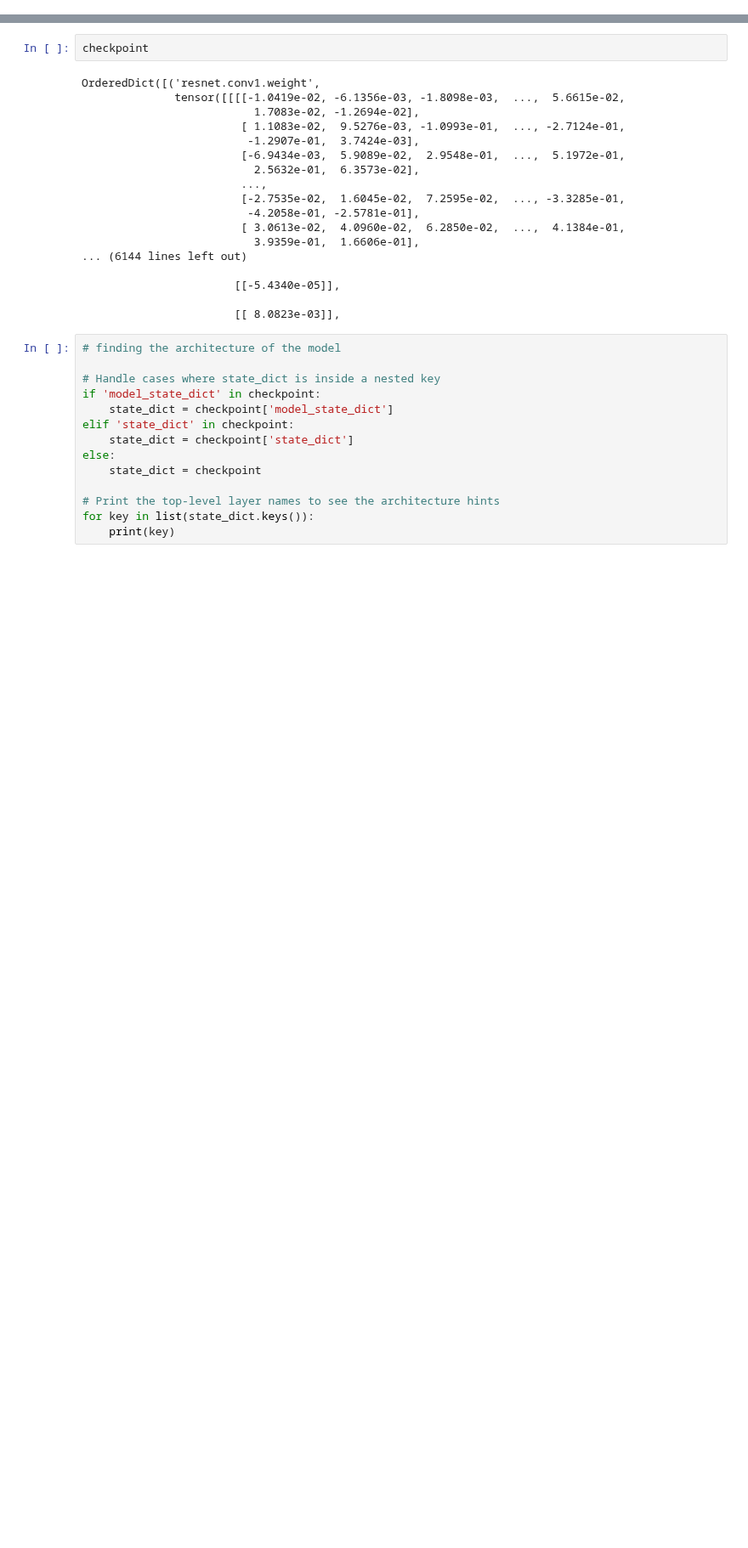
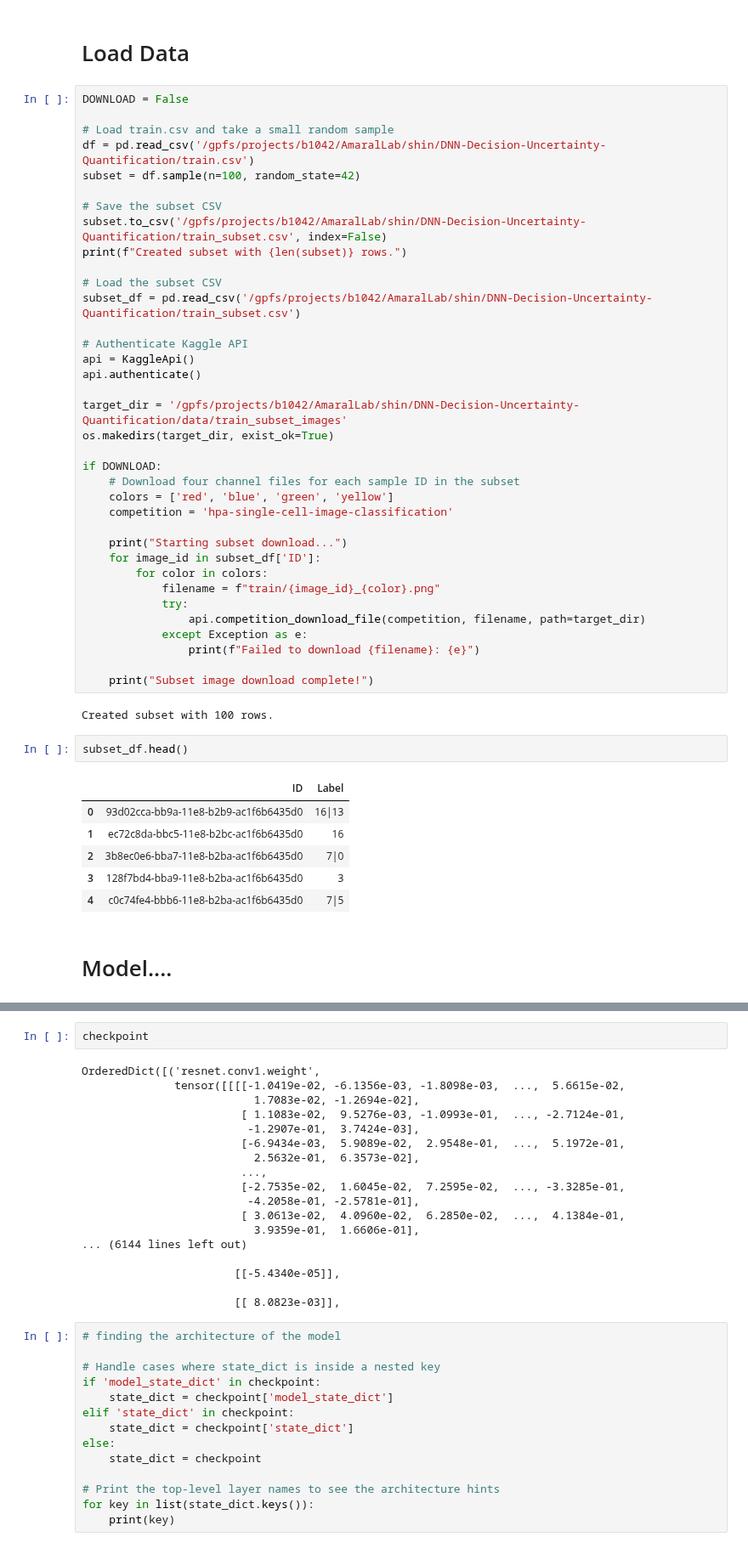
Before and after one commit to ShinLin94/DNN-Decision-Uncertainty-Quantification, a Jupyter notebook: 04_loading_model.ipynb, the cells around one changed output, grey strips where cells are left out. Shown at 85% size. Saved outputs shown, nothing was run; the diff lists cells and outputs as text; blank space fills up the shorter version.

Commit message:
made some edits and added code for cropped image data

```diff
--- a/04_loading_model.ipynb
+++ b/04_loading_model.ipynb
@@ -39,0 +79,51 @@ Successfully loaded checkpoint!
+# %% [markdown]
+# Load Data
+# %%
+DOWNLOAD = False
+
+# Load train.csv and take a small random sample
+df = pd.read_csv('/gpfs/projects/b1042/AmaralLab/shin/DNN-Decision-Uncertainty-Quantification/train.csv')
+subset = df.sample(n=100, random_state=42)
+
+# Save the subset CSV
+subset.to_csv('/gpfs/projects/b1042/AmaralLab/shin/DNN-Decision-Uncertainty-Quantification/train_subset.csv', index=False)
+print(f"Created subset with {len(subset)} rows.")
+
+# Load the subset CSV
+subset_df = pd.read_csv('/gpfs/projects/b1042/AmaralLab/shin/DNN-Decision-Uncertainty-Quantification/train_subset.csv')
+
+# Authenticate Kaggle API
+api = KaggleApi()
+api.authenticate()
+
+target_dir = '/gpfs/projects/b1042/AmaralLab/shin/DNN-Decision-Uncertainty-Quantification/data/train_subset_images'
+os.makedirs(target_dir, exist_ok=True)
+
+if DOWNLOAD:
+    # Download four channel files for each sample ID in the subset
+    colors = ['red', 'blue', 'green', 'yellow']
+    competition = 'hpa-single-cell-image-classification'
+
+    print("Starting subset download...")
+    for image_id in subset_df['ID']:
+        for color in colors:
+            filename = f"train/{image_id}_{color}.png"
+            try:
+                api.competition_download_file(competition, filename, path=target_dir)
+            except Exception as e:
+                print(f"Failed to download {filename}: {e}")
+
+    print("Subset image download complete!")
+# %% [output]
+Created subset with 100 rows.
+# %%
+subset_df.head()
+# %% [output]
+|  | ID | Label |
+| 0 | 93d02cca-bb9a-11e8-b2b9-ac1f6b6435d0 | 16|13 |
+| 1 | ec72c8da-bbc5-11e8-b2bc-ac1f6b6435d0 | 16 |
+| 2 | 3b8ec0e6-bba7-11e8-b2ba-ac1f6b6435d0 | 7|0 |
+| 3 | 128f7bd4-bba9-11e8-b2ba-ac1f6b6435d0 | 3 |
+| 4 | c0c74fe4-bbb6-11e8-b2ba-ac1f6b6435d0 | 7|5 |
+# %% [markdown]
+# Model....
```
Also changed, not shown: parts of 9 cells of this notebook, 6 other files.
